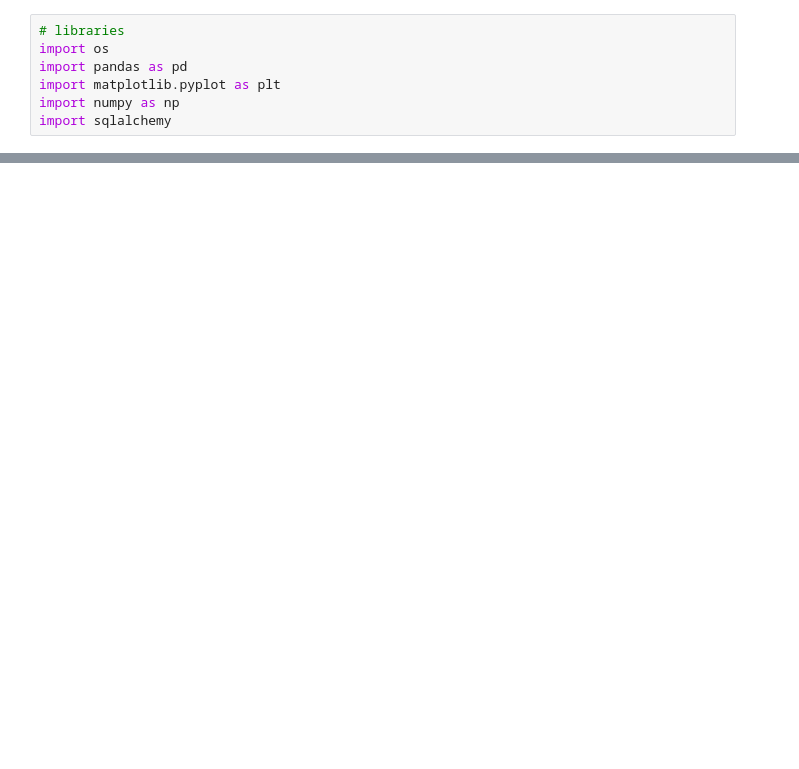
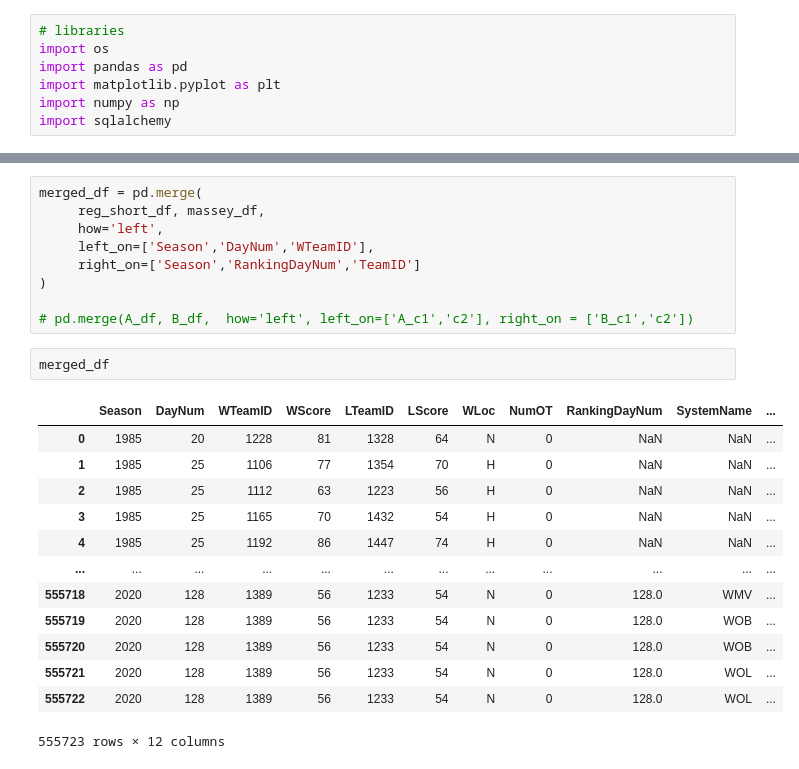
Before and after one commit to travis-tyler/ncaa_ml, a Jupyter notebook: code/march_madness_model.ipynb, the cells around one changed output, grey strips where cells are left out. Drawn from its saved outputs; the diff is of its cells as text; blank space fills up the shorter version.

```diff
--- a/code/march_madness_model.ipynb
+++ b/code/march_madness_model.ipynb
@@ -37,0 +97,25 @@ MNCAATourneyDetailedResults
+# %%
+merged_df = pd.merge(
+     reg_short_df, massey_df,
+     how='left',
+     left_on=['Season','DayNum','WTeamID'],
+     right_on=['Season','RankingDayNum','TeamID']
+)
+
+# pd.merge(A_df, B_df,  how='left', left_on=['A_c1','c2'], right_on = ['B_c1','c2'])
+# %%
+merged_df
+# %% [output]
+|  | Season | DayNum | WTeamID | WScore | LTeamID | LScore | WLoc | NumOT | RankingDayNum | SystemName | ... |
+| 0 | 1985 | 20 | 1228 | 81 | 1328 | 64 | N | 0 | NaN | NaN | ... |
+| 1 | 1985 | 25 | 1106 | 77 | 1354 | 70 | H | 0 | NaN | NaN | ... |
+| 2 | 1985 | 25 | 1112 | 63 | 1223 | 56 | H | 0 | NaN | NaN | ... |
+| 3 | 1985 | 25 | 1165 | 70 | 1432 | 54 | H | 0 | NaN | NaN | ... |
+| 4 | 1985 | 25 | 1192 | 86 | 1447 | 74 | H | 0 | NaN | NaN | ... |
+| ... | ... | ... | ... | ... | ... | ... | ... | ... | ... | ... | ... |
+| 555718 | 2020 | 128 | 1389 | 56 | 1233 | 54 | N | 0 | 128.0 | WMV | ... |
+| 555719 | 2020 | 128 | 1389 | 56 | 1233 | 54 | N | 0 | 128.0 | WOB | ... |
+| 555720 | 2020 | 128 | 1389 | 56 | 1233 | 54 | N | 0 | 128.0 | WOB | ... |
+| 555721 | 2020 | 128 | 1389 | 56 | 1233 | 54 | N | 0 | 128.0 | WOL | ... |
+| 555722 | 2020 | 128 | 1389 | 56 | 1233 | 54 | N | 0 | 128.0 | WOL | ... |
+555723 rows × 12 columns
```
Also changed, not shown: parts of 11 cells of this notebook.
